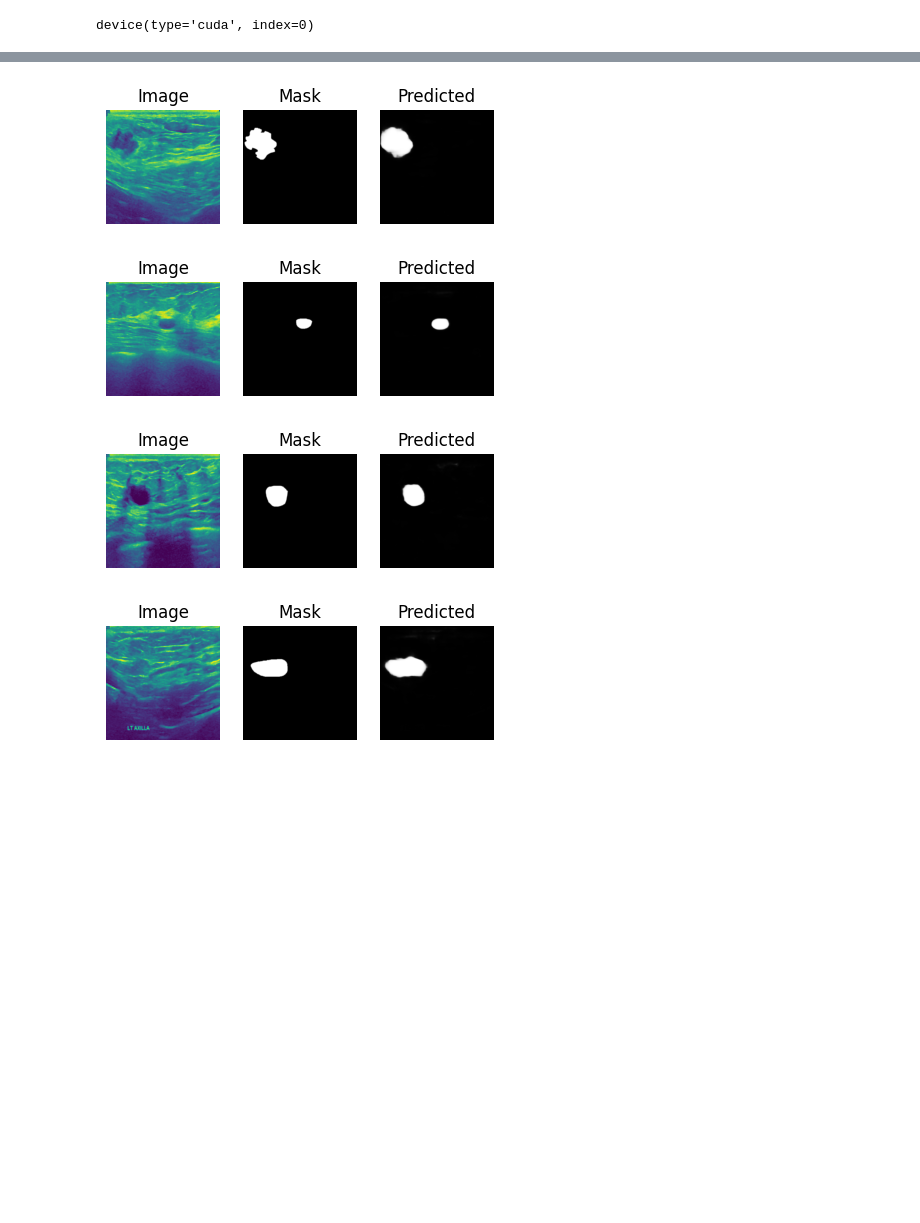
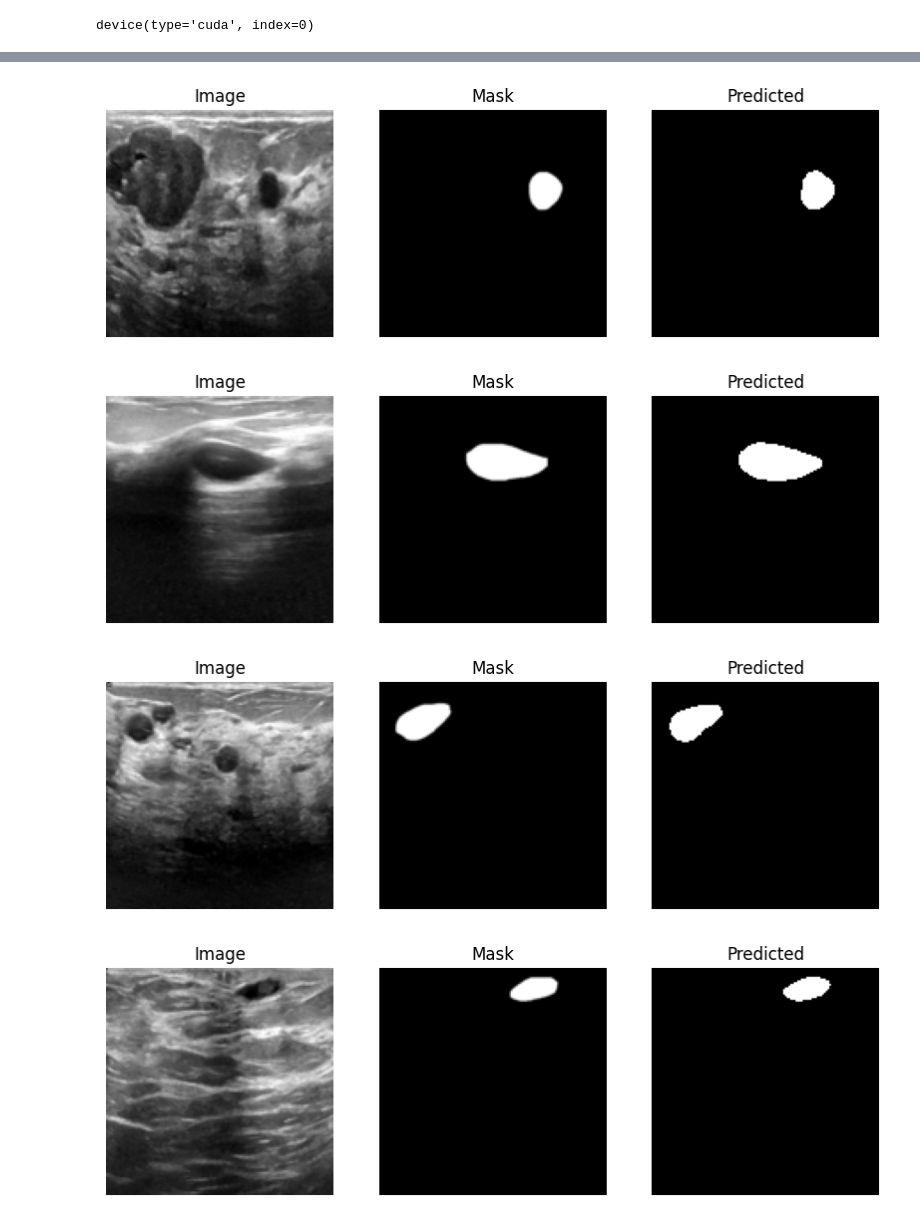
Before and after one commit to parsakhavarinejad/Breast_cancer_image_segmentation, a Jupyter notebook: notebook/breast-cancer-image-segmentation.ipynb, the cells around one changed output, grey strips where cells are left out. Cells and saved outputs as stored; diff of their text form; code cells hidden in the pictures; blank space fills up the shorter version.

```diff
--- a/notebook/breast-cancer-image-segmentation.ipynb
+++ b/notebook/breast-cancer-image-segmentation.ipynb
@@ -14,7 +23,7 @@ import glob
 
 from sklearn.model_selection import train_test_split
 # %%
-masks = glob.glob("../data/Dataset_BUSI_with_GT/*/*_mask.png")
+masks = glob.glob("/kaggle/input/breast-ultrasound-images-dataset/Dataset_BUSI_with_GT/*/*_mask.png")
 # %%
 masks[1:4]
 # %% [output]
@@ -92,7 +101,7 @@ dataset
 | 779 | /kaggle/input/breast-ultrasound-i... | /kaggle/input/breast-ultrasound-i... |
 780 rows × 2 columns
 # %%
-train, test= train_test_split(dataset, test_size=0.2)
+train, test= train_test_split(dataset, test_size=0.25)
 # %%
 print(f"Train shape: {train.shape}")
 print(f"Test shape: {test.shape}")
@@ -379,6 +391,6 @@ def bce_dice_loss(inputs, target):
 
     return bce_score + dice_score
 # %%
-unet = Unet().to(device)
+unet = Unet(1).to(device)
 # %%
 learning_rate = 0.0001
@@ -482,14 +463,45 @@ def plot_subplots(image, mask, predicted):
+# %%
+import matplotlib.pyplot as plt
+import numpy as np
+
+def to_numpy(tensor):
+    # Move tensor to CPU and convert to NumPy array
+    return tensor.cpu().detach().numpy()
+
+def threshold_prediction(predicted, threshold=0.5):
+    # Threshold predicted values
+    predicted[predicted < threshold] = 0
+    predicted[predicted >= threshold] = 1
+    return predicted
+
+def plot_subplots(image, mask, predicted, threshold=0.5):
+    # Convert tensors to NumPy arrays
+    image_np, mask_np, predicted_np = map(to_numpy, (image, mask, predicted))
+
+    # Threshold the predicted values
+    predicted_np_thresholded = threshold_prediction(predicted_np, threshold)
+
+    fig, axes = plt.subplots(1, 3, figsize=(10, 5))  # Adjust figsize as needed
+
+    # Plot Image, Mask, Predicted, and Thresholded Predicted
+    titles = ['Image', 'Mask', 'Predicted']
+    for ax, data, title in zip(axes, [image_np, mask_np, predicted_np, predicted_np_thresholded], titles):
+        ax.imshow(data.squeeze(), cmap='gray' if 'Mask' in title else 'gray')
+        ax.set_title(title)
+        ax.axis('off')
+
+    plt.show()
 # %%
-for i in [2, 3, 11, 20, 55, 66, 87, 98]:
+for i in [2, 3, 11, 20, 55, 67, 87, 98, 120, 130, 200]:
     image = train_dataset[i][0]
     mask = train_dataset[i][1]
     im = image.to(device)
     pred = unet(im.unsqueeze(0))
     pred = pred.squeeze()
 
     plot_subplots(im, mask, pred)
 # %% [output]
-[figure, old version]
+[figure, new version]
-[figure, old version]
+[figure, new version]
-[figure, old version]
+[figure, new version]
-[figure, old version]
+[figure, new version]
```
Also changed, not shown: parts of 16 cells of this notebook, 7 other files.
